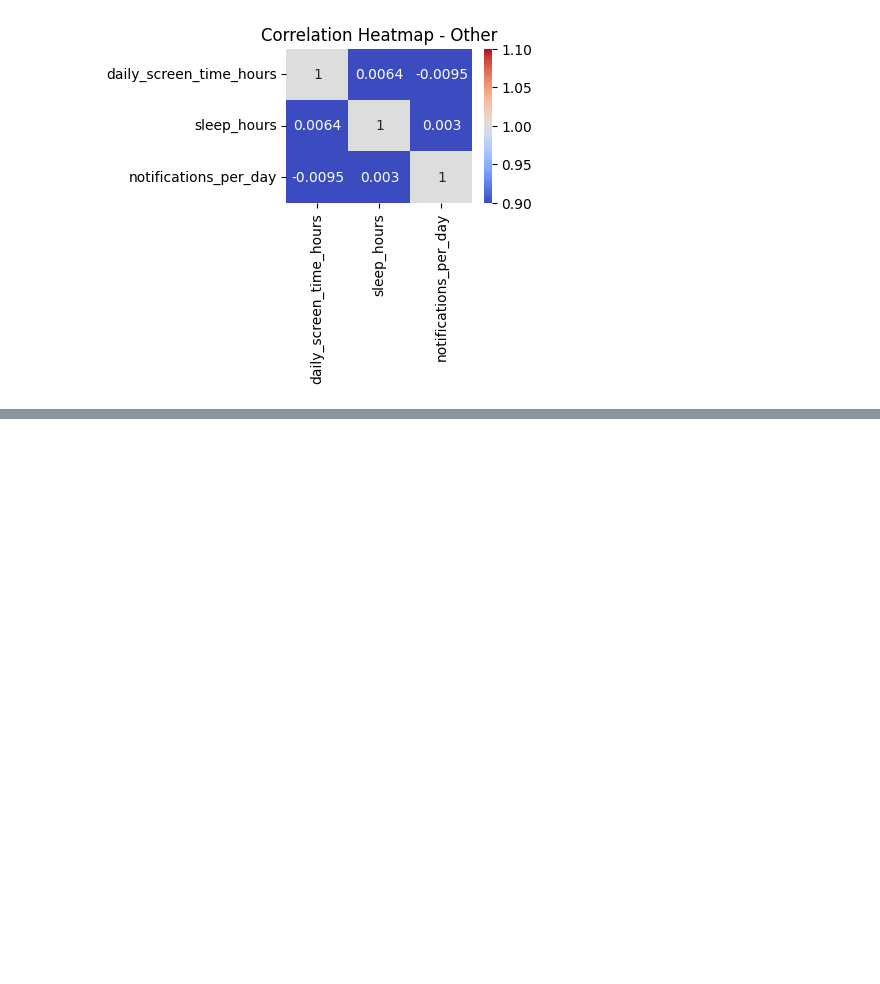
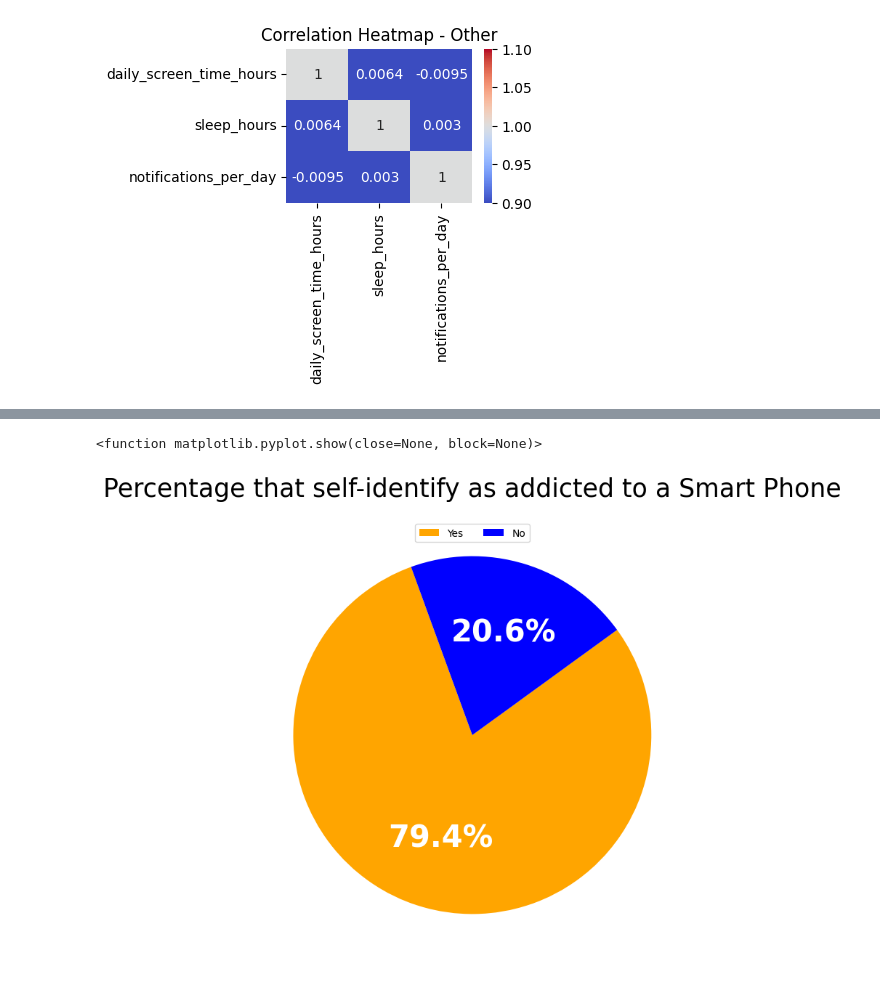
Before and after one commit to BugBananaLiver/Smartphone_Addiction_Analysis, a Jupyter notebook: Data_Cleanup.ipynb, the cells around one changed output, grey strips where cells are left out. Saved outputs shown, nothing was run; the diff lists cells and outputs as text; code cells hidden in the pictures; blank space fills up the shorter version.

```diff
--- a/Data_Cleanup.ipynb
+++ b/Data_Cleanup.ipynb
@@ -328,32 +387,38 @@ Name: sleep_hours, dtype: float64
 # %%
+addicted_counts = df['addicted_label'].value_counts()
+
 #pie chart
 ig, ax = plt.subplots(figsize=(8,8))
 
+
 wedges, texts, autotexts = ax.pie(
-    platform_totals,
+    addicted_counts,
     autopct="%1.1f%%",
     startangle=110,
-    colors=['gray', "#1b7b50" "#38d12a"]
+    colors=['orange', "blue", "yellow"]
     )
 
 ax.set_title( #title
-    'Near Even Split Betweem Premium and Free Users',
+    'Percentage that self-identify as addicted to a Smart Phone',
     fontsize = 25,
     pad = 15,
     loc= "center"
 )
 
 for autotext in autotexts: #text inside wedges
     autotext.set_fontsize(30)
     autotext.set_color("white")
     autotext.set_weight("bold")
 
 
 ax.legend(
     wedges, #legend for colors
-    platform_totals.index,
+    addicted_counts.index,
     loc= "lower center",
     bbox_to_anchor = (0.5, 0.92),
     ncol= 2
 )
 plt.show
+# %% [output]
+<function matplotlib.pyplot.show(close=None, block=None)>
+[figure, added]
```
Also changed, not shown: parts of 24 cells of this notebook.
